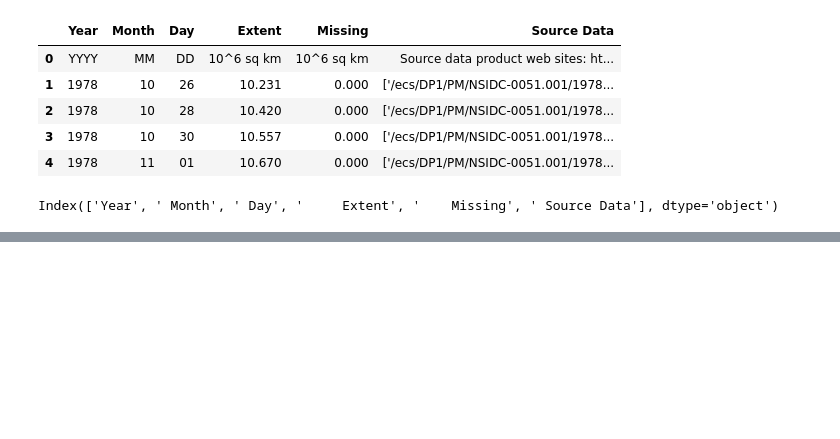
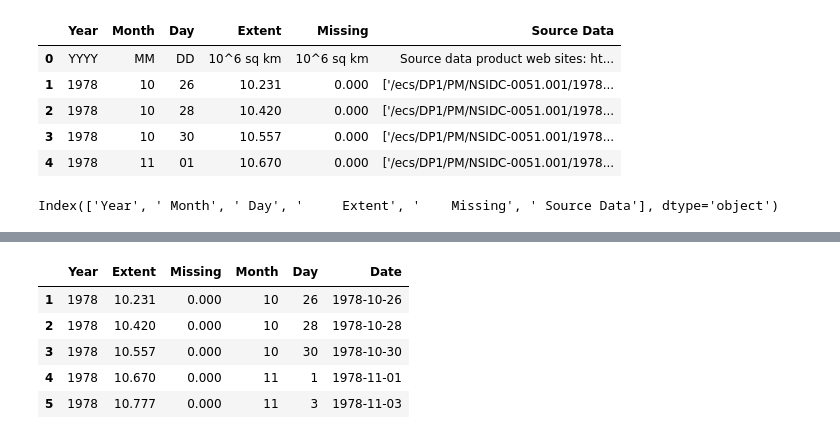
Before and after one commit to dilancroos/ice_extent, a Jupyter notebook: sea_ice.ipynb, the cells around one changed output, grey strips where cells are left out. Cells and saved outputs as stored; diff of their text form; code cells hidden in the pictures; blank space fills up the shorter version.

```diff
--- a/sea_ice.ipynb
+++ b/sea_ice.ipynb
@@ -228,0 +249,18 @@ n_seaice_clean.head()
+# %%
+# Change the Year, Month and Day columns to integers
+n_seaice_clean['Year'] = n_seaice_clean['Year'].astype(int)
+n_seaice_clean['Month'] = n_seaice_clean[' Month'].astype(int)
+n_seaice_clean['Day'] = n_seaice_clean[' Day'].astype(int)
+n_seaice_clean =(n_seaice_clean
+                 .drop([' Month'], axis=1)
+                 .drop([' Day'], axis=1)
+                 )
+n_seaice_clean['Date'] = pd.to_datetime(n_seaice_clean[['Year', 'Month', 'Day']])
+n_seaice_clean.head()
+# %% [output]
+|  | Year | Extent | Missing | Month | Day | Date |
+| 1 | 1978 | 10.231 | 0.000 | 10 | 26 | 1978-10-26 |
+| 2 | 1978 | 10.420 | 0.000 | 10 | 28 | 1978-10-28 |
+| 3 | 1978 | 10.557 | 0.000 | 10 | 30 | 1978-10-30 |
+| 4 | 1978 | 10.670 | 0.000 | 11 | 1 | 1978-11-01 |
+| 5 | 1978 | 10.777 | 0.000 | 11 | 3 | 1978-11-03 |
```
Also changed, not shown: parts of 20 cells of this notebook.
